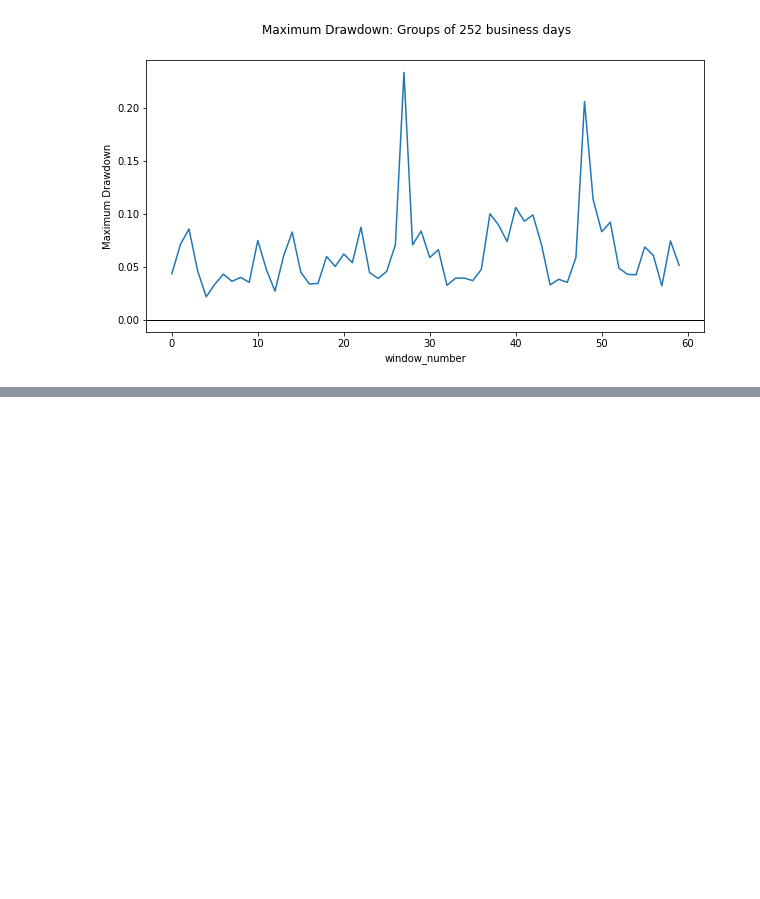
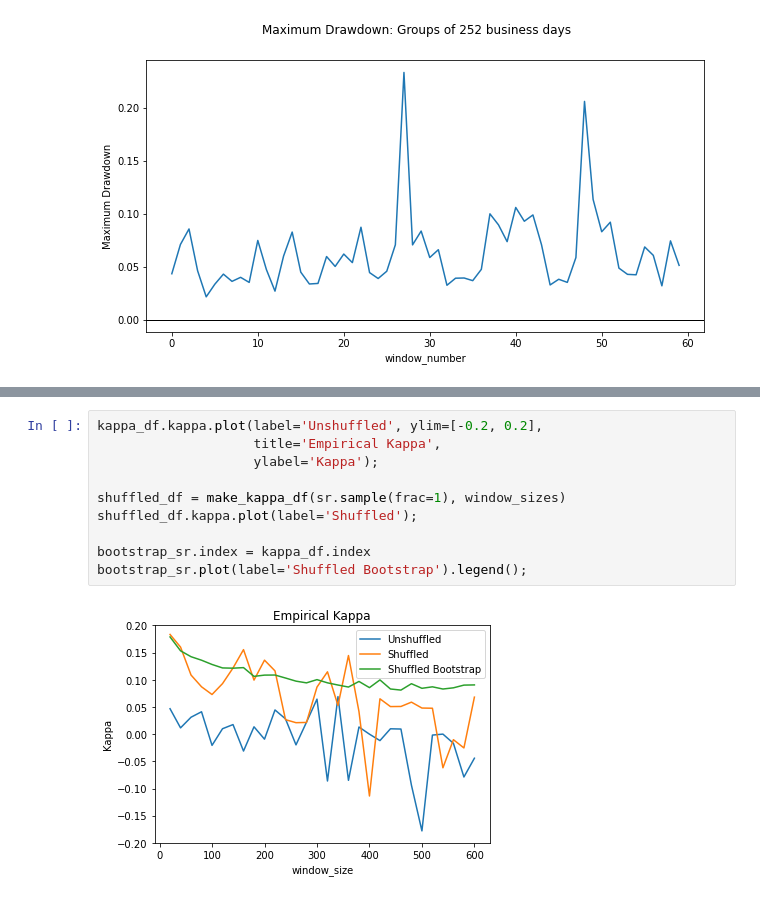
Before and after one commit to FergM/fattails, a Jupyter notebook: notebooks/NB37 - Diagnosing the SP500.ipynb, the cells around one changed output, grey strips where cells are left out. Saved outputs shown, nothing was run; the diff lists cells and outputs as text; blank space fills up the shorter version.

```diff
--- a/notebooks/NB37 - Diagnosing the SP500.ipynb
+++ b/notebooks/NB37 - Diagnosing the SP500.ipynb
@@ -347,0 +473,12 @@ for col in drawdown_df.columns:
+# %%
+kappa_df.kappa.plot(label='Unshuffled', ylim=[-0.2, 0.2],
+                    title='Empirical Kappa',
+                    ylabel='Kappa');
+
+shuffled_df = make_kappa_df(sr.sample(frac=1), window_sizes)
+shuffled_df.kappa.plot(label='Shuffled');
+
+bootstrap_sr.index = kappa_df.index
+bootstrap_sr.plot(label='Shuffled Bootstrap').legend();
+# %% [output]
+[figure, added]
```
Also changed, not shown: parts of 12 cells of this notebook.
